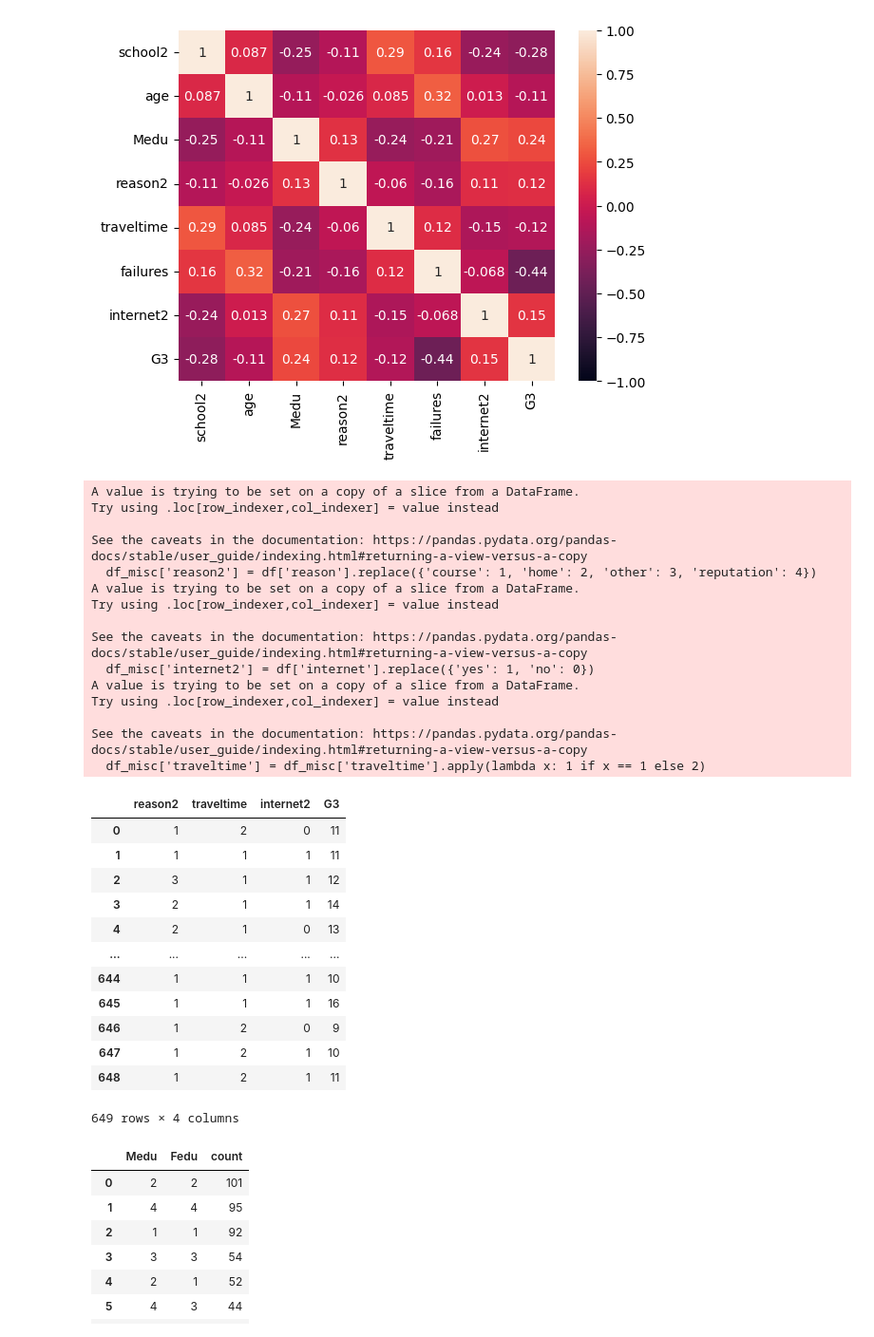
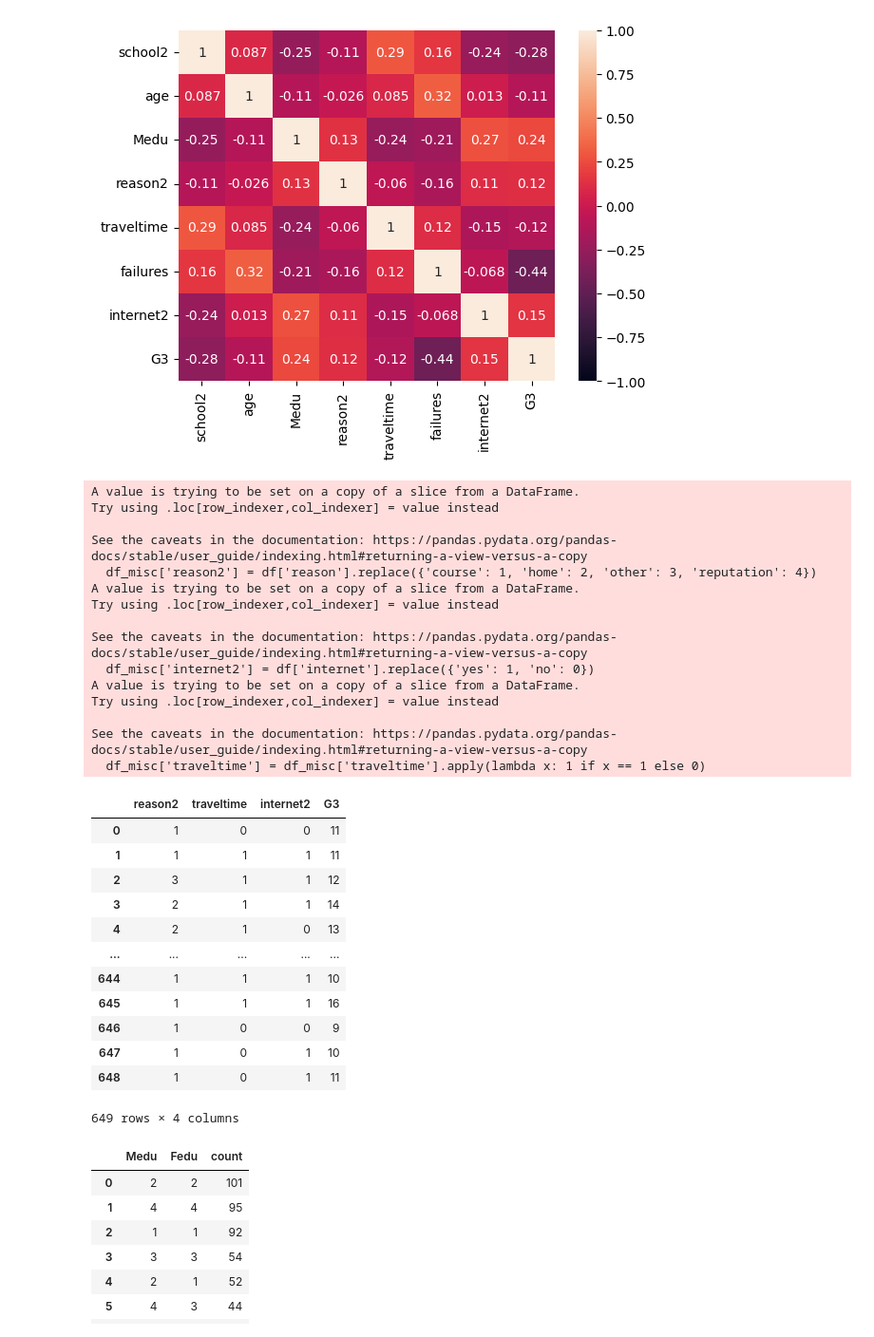
Before and after one commit to Jayesen/ml_for_learners, a Jupyter notebook: Analysis_1.ipynb, the cells around one changed output. Shown: that part at 95% size. Cells and saved outputs as stored; diff of their text form; code cells hidden in the pictures.

```diff
--- a/Analysis_1.ipynb
+++ b/Analysis_1.ipynb
@@ -423,31 +423,31 @@ sns.heatmap(df_school.corr(), vmin=-1, vmax=1, annot=True)
 # %%
 df_misc = df[['reason', 'traveltime', 'internet','G3']]
 df_misc['reason2'] = df['reason'].replace({'course': 1, 'home': 2, 'other': 3, 'reputation': 4})
 df_misc['internet2'] = df['internet'].replace({'yes': 1, 'no': 0})
 
 #Reduce traveltime to binary values: less than 15 mins or greater than 15mins
 #df_school.loc[df_school['traveltime'] > 1, 'traveltime'] = 2
-df_misc['traveltime'] = df_misc['traveltime'].apply(lambda x: 1 if x == 1 else 2)
+df_misc['traveltime'] = df_misc['traveltime'].apply(lambda x: 1 if x == 1 else 0)
 df_misc = df_misc[['reason2', 'traveltime', 'internet2','G3']]
 df_misc
 # %% [output]
 A value is trying to be set on a copy of a slice from a DataFrame.
 Try using .loc[row_indexer,col_indexer] = value instead
 
 See the caveats in the documentation: https://pandas.pydata.org/pandas-docs/stable/user_guide/indexing.html#returning-a-view-versus-a-copy
   df_misc['reason2'] = df['reason'].replace({'course': 1, 'home': 2, 'other': 3, 'reputation': 4})
 A value is trying to be set on a copy of a slice from a DataFrame.
 Try using .loc[row_indexer,col_indexer] = value instead
 
 See the caveats in the documentation: https://pandas.pydata.org/pandas-docs/stable/user_guide/indexing.html#returning-a-view-versus-a-copy
   df_misc['internet2'] = df['internet'].replace({'yes': 1, 'no': 0})
 A value is trying to be set on a copy of a slice from a DataFrame.
 Try using .loc[row_indexer,col_indexer] = value instead
 
 See the caveats in the documentation: https://pandas.pydata.org/pandas-docs/stable/user_guide/indexing.html#returning-a-view-versus-a-copy
-  df_misc['traveltime'] = df_misc['traveltime'].apply(lambda x: 1 if x == 1 else 2)
+  df_misc['traveltime'] = df_misc['traveltime'].apply(lambda x: 1 if x == 1 else 0)
 |  | reason2 | traveltime | internet2 | G3 |
-| 0 | 1 | 2 | 0 | 11 |
+| 0 | 1 | 0 | 0 | 11 |
 | 1 | 1 | 1 | 1 | 11 |
 | 2 | 3 | 1 | 1 | 12 |
 | 3 | 2 | 1 | 1 | 14 |
@@ -455,9 +455,9 @@ See the caveats in the documentation: https://pandas.pydata.org/pandas-docs/stab
 | ... | ... | ... | ... | ... |
 | 644 | 1 | 1 | 1 | 10 |
 | 645 | 1 | 1 | 1 | 16 |
-| 646 | 1 | 2 | 0 | 9 |
-| 647 | 1 | 2 | 1 | 10 |
-| 648 | 1 | 2 | 1 | 11 |
+| 646 | 1 | 0 | 0 | 9 |
+| 647 | 1 | 0 | 1 | 10 |
+| 648 | 1 | 0 | 1 | 11 |
 649 rows × 4 columns
 # %%
 #Parents education
```
Also changed, not shown: parts of 5 cells of this notebook, 1 other file.
